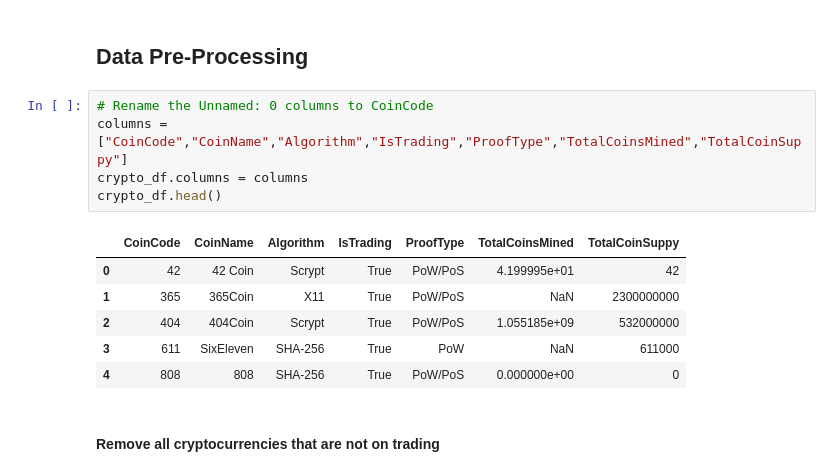
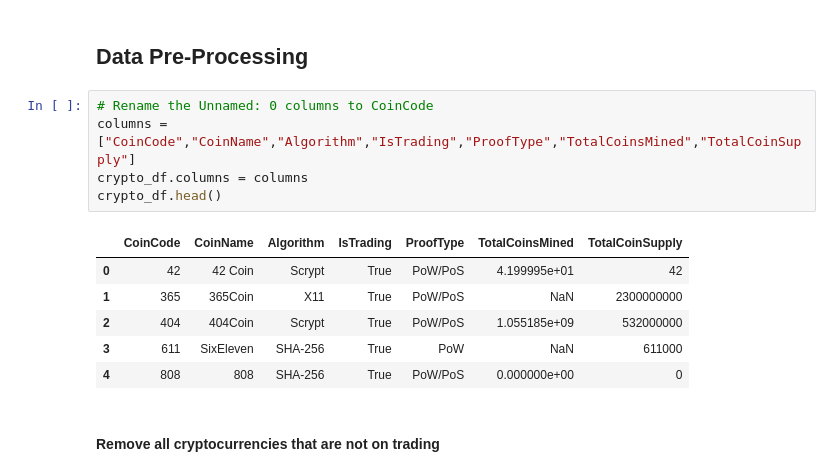
Before and after one commit to selkhayri/Cryptocurrencies, a Jupyter notebook: Crypto-currencies.ipynb, the cells around one changed output. Drawn from its saved outputs; the diff is of its cells as text.

```diff
--- a/Crypto-currencies.ipynb
+++ b/Crypto-currencies.ipynb
@@ -45,11 +46,11 @@ dtype: object
 ## Data Pre-Processing
 # %%
 # Rename the Unnamed: 0 columns to CoinCode
-columns = ["CoinCode","CoinName","Algorithm","IsTrading","ProofType","TotalCoinsMined","TotalCoinSuppy"]
+columns = ["CoinCode","CoinName","Algorithm","IsTrading","ProofType","TotalCoinsMined","TotalCoinSupply"]
 crypto_df.columns = columns
 crypto_df.head()
 # %% [output]
-|  | CoinCode | CoinName | Algorithm | IsTrading | ProofType | TotalCoinsMined | TotalCoinSuppy |
+|  | CoinCode | CoinName | Algorithm | IsTrading | ProofType | TotalCoinsMined | TotalCoinSupply |
 | 0 | 42 | 42 Coin | Scrypt | True | PoW/PoS | 4.199995e+01 | 42 |
 | 1 | 365 | 365Coin | X11 | True | PoW/PoS | NaN | 2300000000 |
 | 2 | 404 | 404Coin | Scrypt | True | PoW/PoS | 1.055185e+09 | 532000000 |
```
Also changed, not shown: parts of 26 cells of this notebook.
